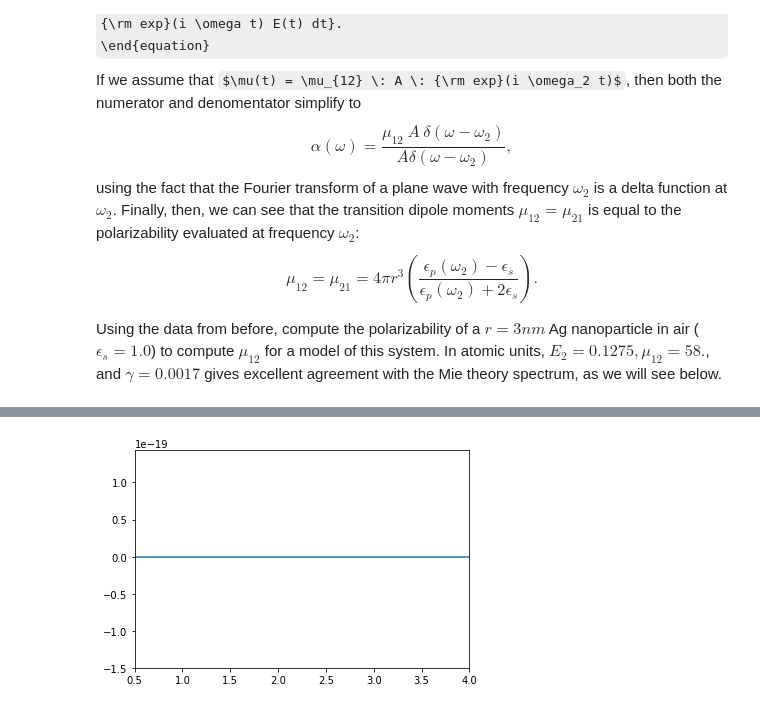
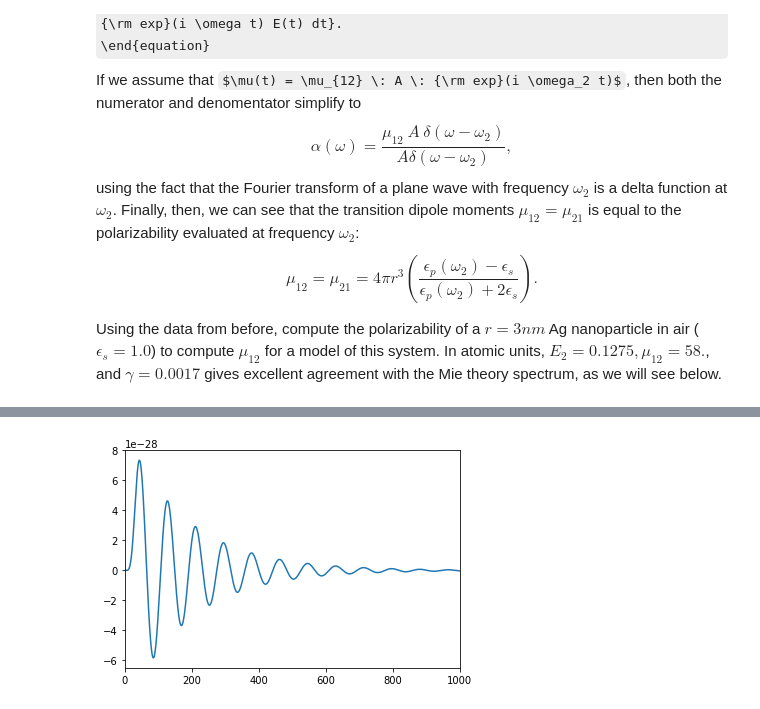
Before and after one commit to FoleyLab/wptherml_v1.0.0, a Jupyter notebook: documentation/DEV/Mie First_v1.ipynb, the cells around one changed output, grey strips where cells are left out. Cells and saved outputs as stored; diff of their text form; code cells hidden in the pictures; some formulas as TeX source.

```diff
--- a/documentation/DEV/Mie First_v1.ipynb
+++ b/documentation/DEV/Mie First_v1.ipynb
@@ -171,6 +171,10 @@ evaluated at frequency $\omega_2$:
 
 Using the data from before, compute the polarizability of a $r=3nm$ Ag nanoparticle in air ($\epsilon_s = 1.0$) to compute $\mu_{12}$ for a model of this system.  In atomic units, $E_2 = 0.1275, \mu_{12} = 58.$, and $\gamma=0.0017$ gives excellent agreement with the Mie theory spectrum, as we will see below.
 # %%
+from matplotlib import pyplot as plt
+import numpy as np
+from numpy import linalg as LA
+import math
 def RK4(H0, mu, Vint, gamma, D, h, t, tau):
     k1 = np.zeros_like(D)
     k2 = np.zeros_like(D)
@@ -232,10 +236,14 @@ def Liouville(H, D):
     return -ci*(np.dot(H,D) - np.dot(D, H))
 
 def EField(t, tau):
-    #Ef = 0.00001*np.sin(0.1192*t)
     Ef = 0.
     if t<tau:
-        Ef = 0.001*np.sin(t*np.pi/tau)*np.sin(t*np.pi/tau)*np.sin(0.1192*t)
+        Ef = 0.0001*np.sin(t*np.pi/tau)*np.sin(t*np.pi/tau)*np.sin(0.07423*t)
+
+    #Ef = 0.00001*np.sin(0.1192*t)
+    #Ef = 0.
+    #if t<tau:
+    #    Ef = 0.001*np.sin(t*np.pi/tau)*np.sin(t*np.pi/tau)*np.sin(0.1192*t)
     return Ef
 
 def Form_Rho(Psi):
@@ -309,9 +312,21 @@ plt.show()
-# %%
-plt.plot(energy*27.211)
-plt.xlim(0.5, 4)
-plt.show()
-
-#mu_freq = np.fft.fft(mu_of_t)/(Nsteps)
-#ez_freq = np.fft.fft(ez)/(Nsteps)
-# %% [output]
-[figure, removed]
+# %%
+### omega below will be in atomic units... use this to convert to SI units (i.e. s^-1)
+omega_au = 4.134147e+16
+plt.plot(time, mu_of_t)
+plt.xlim(0,1000)
+plt.show()
+dipole = np.zeros(2*Nsteps,dtype=complex)
+efield = np.zeros(2*Nsteps,dtype=complex)
+nps = np.zeros(2*Nsteps,dtype=complex)
+efs = np.zeros(2*Nsteps,dtype=complex)
+ome = np.zeros(2*Nsteps)
+alpha = np.zeros(2*Nsteps,dtype=complex)
+sigma_abs = np.zeros(2*Nsteps)
+for i in range(0,Nsteps):
+    dipole[i] = mu_of_t[i]
+    efield[i] = ez[i]
+
+for i in range(0,2*Nsteps):
+    ome[i] = 2*np.pi*i/(2*Nsteps*dt)
+# %% [output]
+[figure, added]
```
Also changed, not shown: parts of 3 cells of this notebook, 43 other files.
